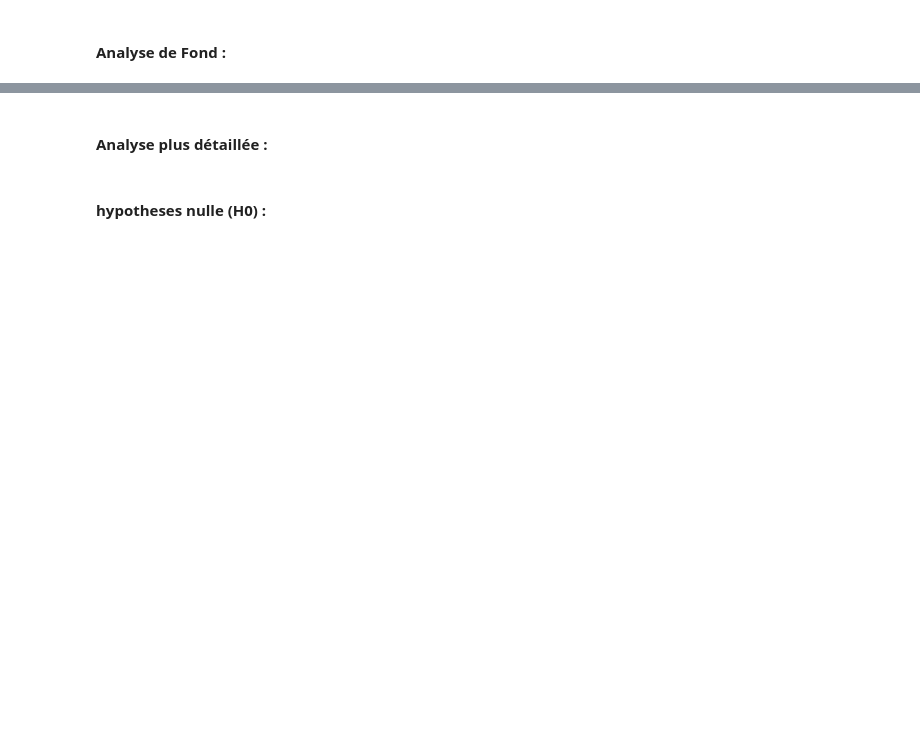
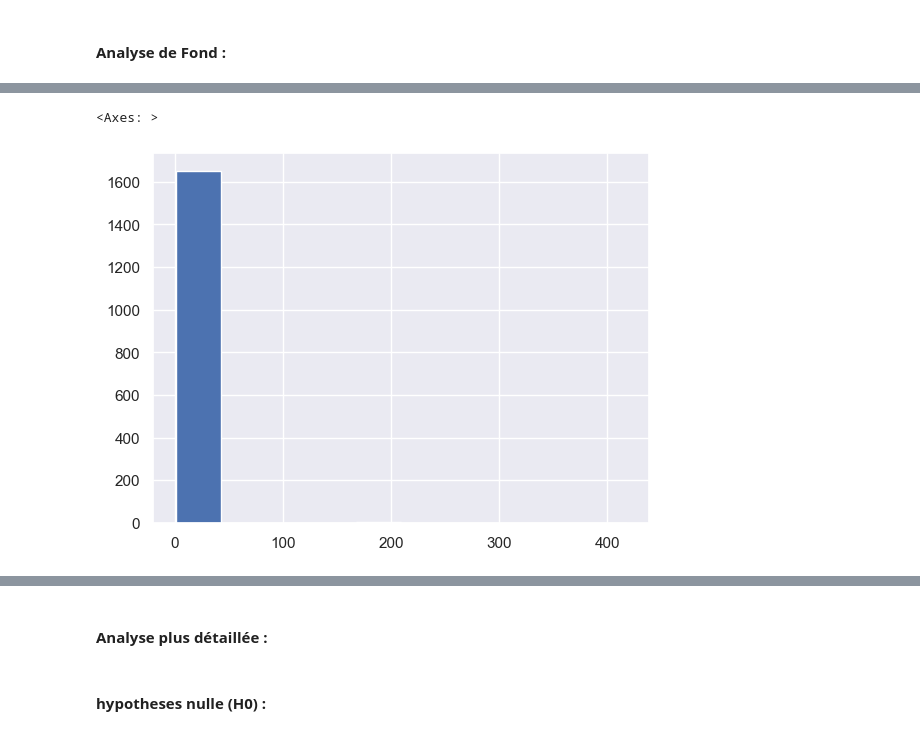
Before and after one commit to Zhuanu/Projet-DALAS, a Jupyter notebook: eda.ipynb, the cells around one changed output, grey strips where cells are left out. Saved outputs shown, nothing was run; the diff lists cells and outputs as text; code cells hidden in the pictures; blank space fills up the shorter version.

```diff
--- a/eda.ipynb
+++ b/eda.ipynb
@@ -164,0 +199,5 @@ sns.pairplot(new_df, hue='Cluster')
+# %%
+df["Pièce(s)"].hist()
+# %% [output]
+<Axes: >
+[figure, added]
```
Also changed, not shown: parts of 24 cells of this notebook.
